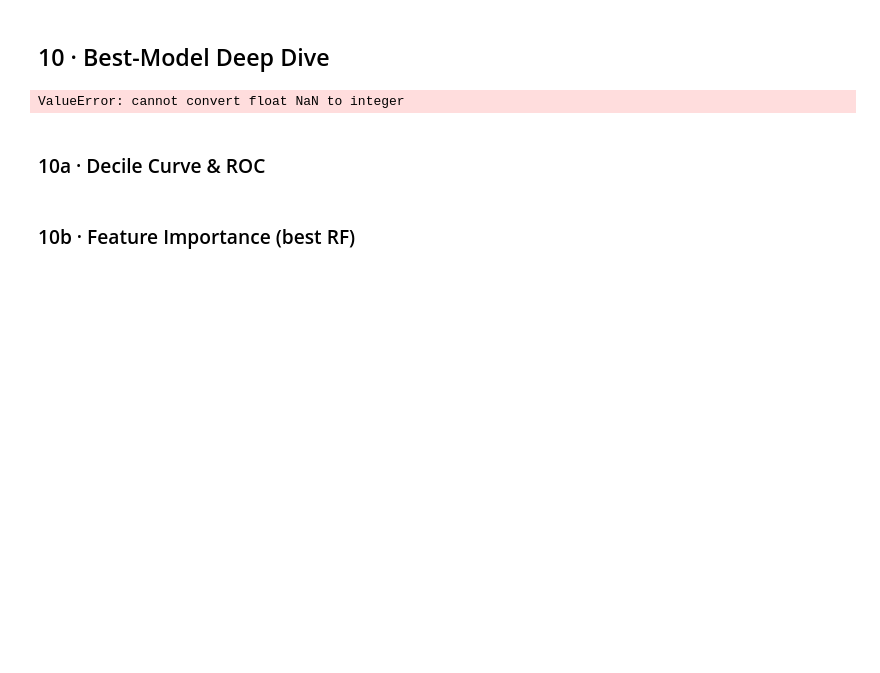
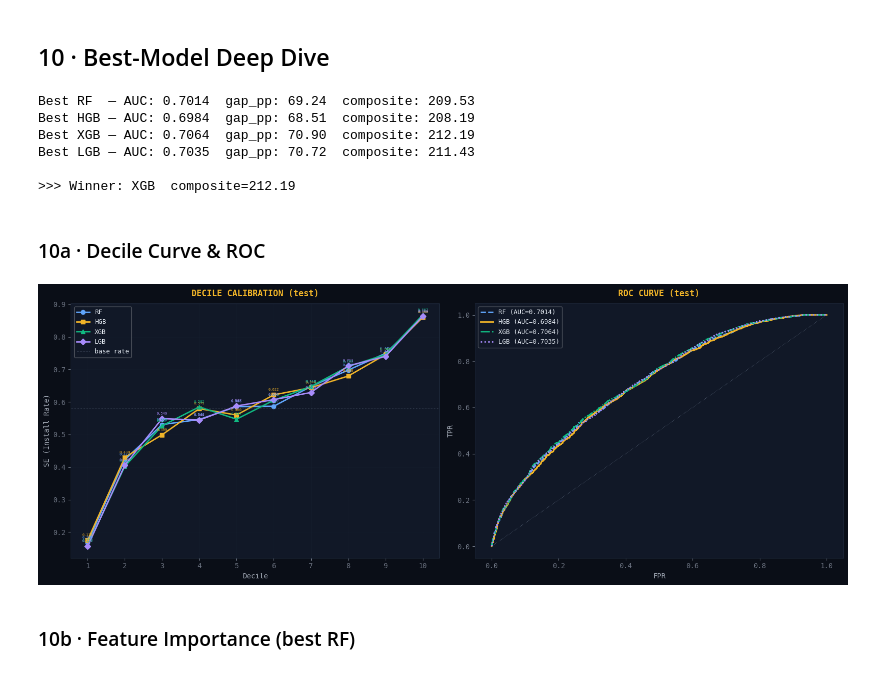
Before and after one commit to rohanchoudhary-wiom/Genie-Stocks-Integration, a Jupyter notebook: eda/tree_lead_scoring.ipynb, the cells around one changed output. Saved outputs shown, nothing was run; the diff lists cells and outputs as text; code cells hidden in the pictures; blank space fills up the shorter version.

Commit message:
Model logics with concordance, boosting models

```diff
--- a/eda/tree_lead_scoring.ipynb
+++ b/eda/tree_lead_scoring.ipynb
@@ -43,6 +48,7 @@ warnings.filterwarnings("ignore")
 DATA_PATH          = "../reports/test_scored.h5"
 OPS_PATH           = "../reports/partner_ops_train_vector.csv"
 COORDS_PATH        = "../reports/partner_coordinates.csv"
+TRAIN_DATA_PATH    = "../artifacts/train_data.h5"
 
 # ── Target ──
 TARGET             = "installed_decision"
@@ -654,7 +1024,7 @@ def eval_model(model, X_tr, y_tr, X_te, y_te):
     gap_pp = (d10_se - d1_se) * 100
     mono   = bool((tbl["se"].diff().dropna() >= 0).all())
 
-    composite = auc_test * 100 + gap_pp
+    composite = auc_test * 200 + gap_pp
 
     return dict(
         auc_train=round(auc_train, 4),
@@ -684,7 +1054,7 @@ def score_column(df, score_col, target=TARGET):
     tbl = _decile_table(sub[target].values, sub[score_col].values)
     gap = (tbl["se"].iloc[-1] - tbl["se"].iloc[0]) * 100
     mono = bool((tbl["se"].diff().dropna() >= 0).all())
-    comp = auc_val * 100 + gap
+    comp = auc_val * 200 + gap
     return dict(auc=round(auc_val, 4), gap_pp=round(gap, 2), mono=mono, composite=round(comp, 2))
 
 
@@ -897,69 +1358,86 @@ def refit_best(results_df, model_class, fixed_params=None):
     return model, ev, best_row
 
 
-best_rf, ev_rf, _   = refit_best(rf_df, RandomForestRegressor, RF_FIXED)
+best_rf,  ev_rf,  _ = refit_best(rf_df,  RandomForestRegressor,        RF_FIXED)
 best_hgb, ev_hgb, _ = refit_best(hgb_df, HistGradientBoostingRegressor, HGB_FIXED)
+best_xgb, ev_xgb, _ = refit_best(xgb_df, xgb.XGBRegressor,            XGB_FIXED)
+best_lgb, ev_lgb, _ = refit_best(lgb_df, lgb.LGBMRegressor,            LGB_FIXED)
 
-for name, ev in [("RF", ev_rf), ("HGB", ev_hgb)]:
+for name, ev in [("RF", ev_rf), ("HGB", ev_hgb), ("XGB", ev_xgb), ("LGB", ev_lgb)]:
     print(f"Best {name:3s} — AUC: {ev['auc_test']:.4f}  gap_pp: {ev['gap_pp']:.2f}  "
-          f"composite: {ev['composite']:.2f}  mono: {ev['mono']}")
+          f"composite: {ev['composite']:.2f}")
 
 # Pick overall winner
-if ev_hgb["composite"] >= ev_rf["composite"]:
-    best_model, ev_best, best_name = best_hgb, ev_hgb, "HGB"
-else:
-    best_model, ev_best, best_name = best_rf, ev_rf, "RF"
+all_candidates = [
+    (best_rf,  ev_rf,  "RF"),
+    (best_hgb, ev_hgb, "HGB"),
+    (best_xgb, ev_xgb, "XGB"),
+    (best_lgb, ev_lgb, "LGB"),
+]
+best_model, ev_best, best_name = max(all_candidates, key=lambda x: x[1]["composite"])
 print(f"\n>>> Winner: {best_name}  composite={ev_best['composite']:.2f}")
 # %% [output]
-ValueError: cannot convert float NaN to integer
+Best RF  — AUC: 0.7014  gap_pp: 69.24  composite: 209.53
+Best HGB — AUC: 0.6984  gap_pp: 68.51  composite: 208.19
+Best XGB — AUC: 0.7064  gap_pp: 70.90  composite: 212.19
+Best LGB — AUC: 0.7035  gap_pp: 70.72  composite: 211.43
+
+>>> Winner: XGB  composite=212.19
 # %% [markdown]
 ### 10a · Decile Curve & ROC
 # %%
 p_rf  = best_rf.predict(X_test)
 p_hgb = best_hgb.predict(X_test)
+p_xgb = best_xgb.predict(X_test)
+p_lgb = best_lgb.predict(X_test)
 
-fig, axes = plt.subplots(1, 2, figsize=(15, 6))
+fig, axes = plt.subplots(1, 2, figsize=(16, 6))
 
 # ── Decile curves ──
 ax = axes[0]
 for preds, label, color, marker in [
-    (p_rf,  "RF",  BLUE,  "o"),
-    (p_hgb, "HGB", AMBER, "s"),
+    (p_rf,  "RF",  BLUE,   "o"),
+    (p_hgb, "HGB", AMBER,  "s"),
+    (p_xgb, "XGB", GREEN,  "^"),
+    (p_lgb, "LGB", PURPLE, "D"),
 ]:
     tbl = _decile_table(y_test.values, preds)
     d = list(range(1, len(tbl) + 1))
     ax.plot(d, tbl["se"].values, f"{marker}-", color=color, linewidth=2,
             markersize=6, label=label)
     for j, se in enumerate(tbl["se"].values):
-        ax.annotate(f"{se:.3f}", (j+1, se), fontsize=6, ha="center", va="bottom",
+        ax.annotate(f"{se:.3f}", (j+1, se), fontsize=5, ha="center", va="bottom",
                     xytext=(0, 5), textcoords="offset points", color=color)
 
 ax.axhline(y_test.mean(), color=GRAY, linestyle=":", linewidth=0.8, label="base rate")
 ax.set(xlabel="Decile", ylabel="SE (Install Rate)")
 ax.set_title("DECILE CALIBRATION (test)", fontsize=12, fontweight="bold", color=AMBER, pad=10)
 ax.set_xticks(range(1, 11))
 ax.legend(fontsize=9, framealpha=0.3)
 ax.grid(alpha=0.2)
 
 # ── ROC ──
 ax = axes[1]
 for preds, label, color, ls in [
-    (p_rf,  "RF",  BLUE,  "--"),
-    (p_hgb, "HGB", AMBER, "-"),
+    (p_rf,  "RF",  BLUE,   "--"),
+    (p_hgb, "HGB", AMBER,  "-"),
+    (p_xgb, "XGB", GREEN,  "-."),
+    (p_lgb, "LGB", PURPLE, ":"),
 ]:
     fpr, tpr, _ = roc_curve(y_test, preds)
     a = auc(fpr, tpr)
     ax.plot(fpr, tpr, color=color, linewidth=2, linestyle=ls,
             label=f"{label} (AUC={a:.4f})")
 
 ax.plot([0, 1], [0, 1], ":", color=GRAY, linewidth=0.8)
 ax.set(xlabel="FPR", ylabel="TPR")
 ax.set_title("ROC CURVE (test)", fontsize=12, fontweight="bold", color=AMBER, pad=10)
 ax.legend(fontsize=9, framealpha=0.3)
-ax.grid(alpha=0.2)
 
 plt.tight_layout()
 plt.show()
+# %% [output]
+[figure, added]
 # %% [markdown]
 ### 10b · Feature Importance (best RF)
 # %%
```
Also changed, not shown: parts of 45 cells of this notebook, 2 other files.
